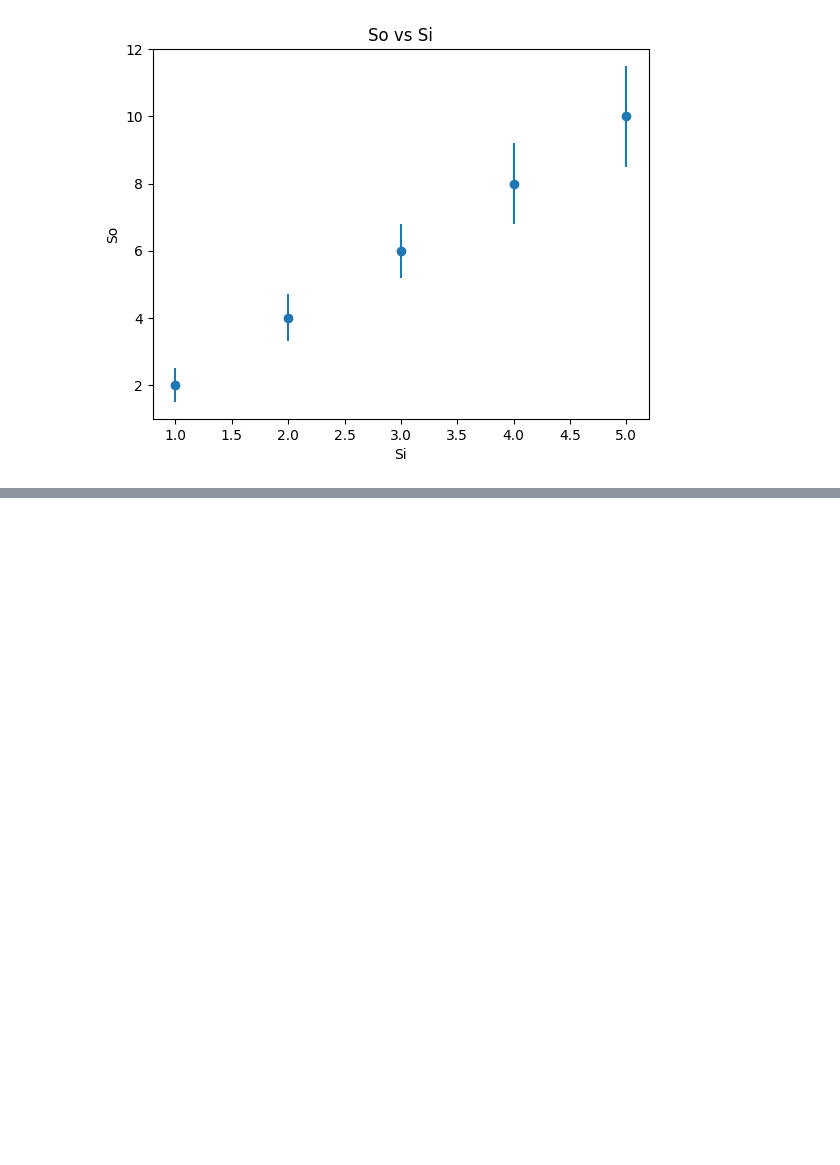
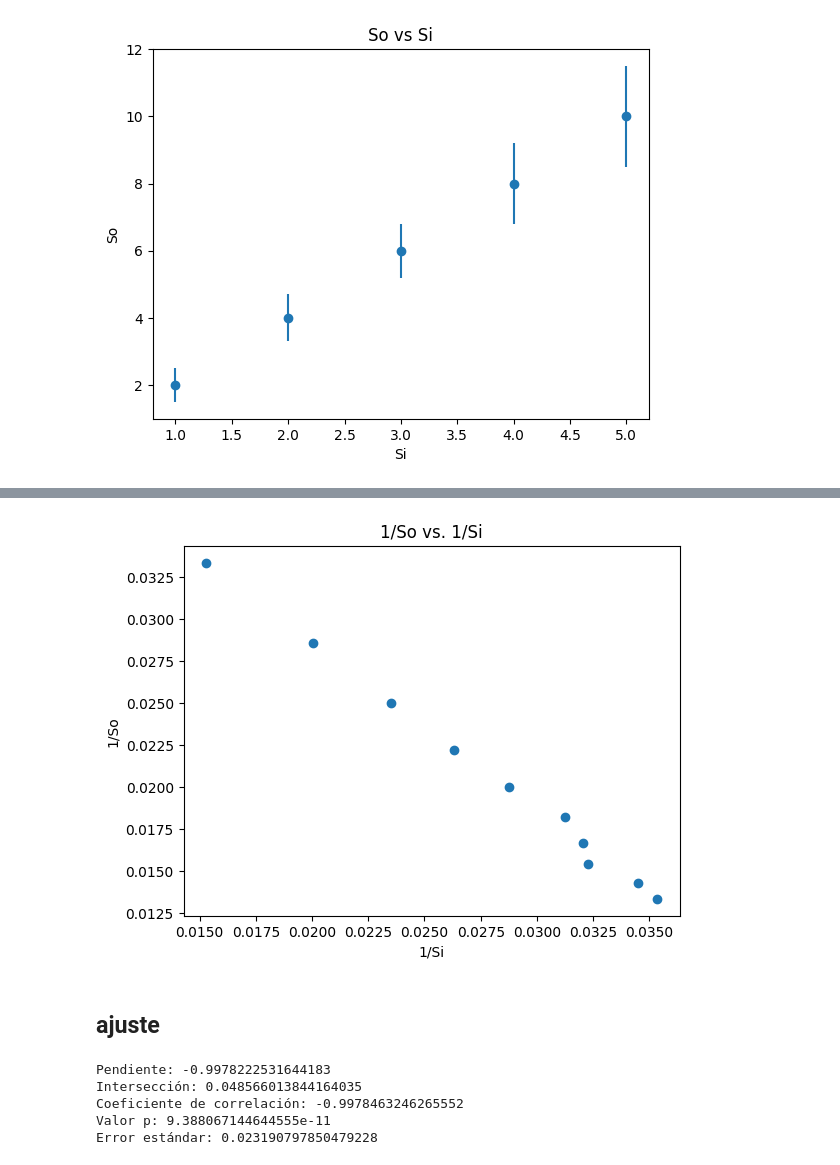
Before and after one commit to MaximilianoVM/PHYSICS_LABS, a Jupyter notebook: 4_LabOptica_DFocalesEsfericos.ipynb, the cells around one changed output, grey strips where cells are left out. Saved outputs shown, nothing was run; the diff lists cells and outputs as text; code cells hidden in the pictures; blank space fills up the shorter version.

```diff
--- a/3_LabOptica_DFocalesEsfericos.ipynb
+++ b/4_LabOptica_DFocalesEsfericos.ipynb
@@ -241,0 +275,27 @@ plt.show()
+# %%
+plt.scatter(df2['1/si'],df2['1/so'])
+
+plt.title('1/So vs. 1/Si')
+plt.xlabel('1/Si')
+plt.ylabel('1/So')
+
+plt.show()
+# %% [output]
+[figure, added]
+# %% [markdown]
+## ajuste
+# %%
+#Realizar el ajuste lineal y mostrar los resultados
+L_slope2, L_intercept2, L_r_value2, L_p_value2, L_std_err2 = linregress(df2['1/si'], df2['1/so'])
+
+print('Pendiente:', L_slope2)
+print('Intersección:', L_intercept2)
+print('Coeficiente de correlación:', L_r_value2)
+print('Valor p:', L_p_value2)
+print('Error estándar:', L_std_err2)
+# %% [output]
+Pendiente: -0.9978222531644183
+Intersección: 0.048566013844164035
+Coeficiente de correlación: -0.9978463246265552
+Valor p: 9.388067144644555e-11
+Error estándar: 0.023190797850479228
```
Also changed, not shown: parts of 21 cells of this notebook.
